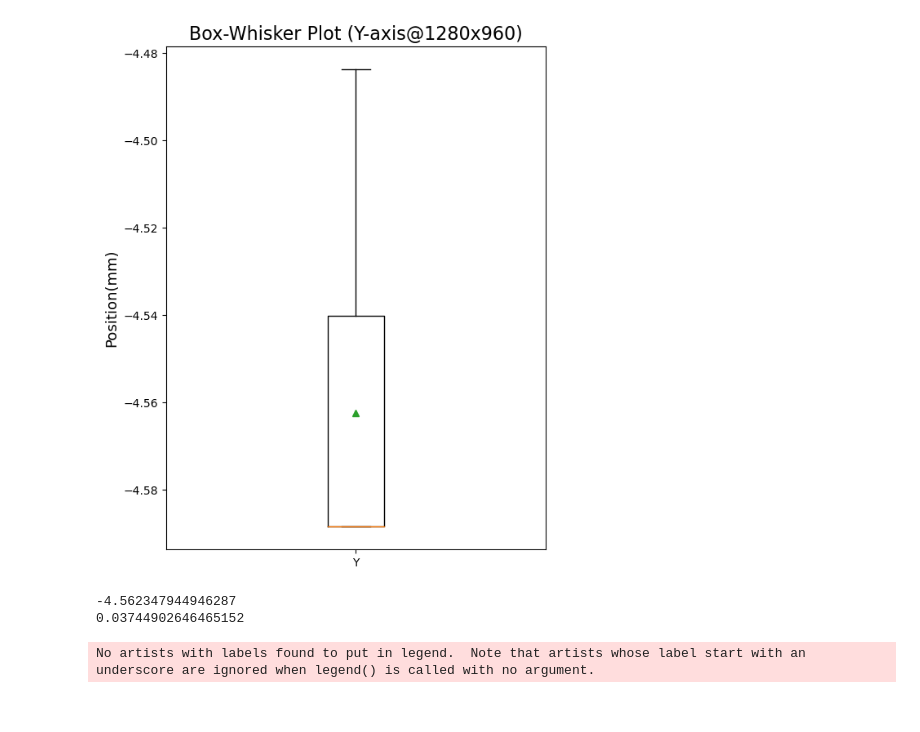
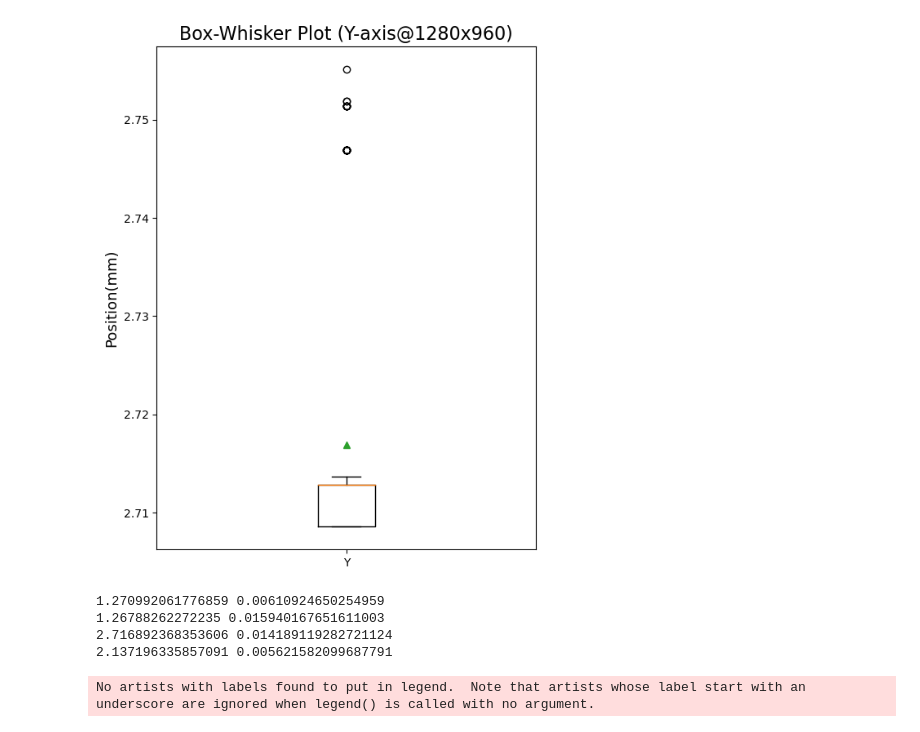
Before and after one commit to elecun/libppe, a Jupyter notebook: pyppe/marker_pose_video.ipynb, the cells around one changed output. Cells and saved outputs as stored; diff of their text form; code cells hidden in the pictures.

```diff
--- a/pyppe/marker_pose_video.ipynb
+++ b/pyppe/marker_pose_video.ipynb
@@ -1,36 +1,40 @@
 # %%
 import pandas as pd
 import numpy as np
 import matplotlib.pyplot as plt
 import openpyxl
 
-m_100_1280_data = pd.read_excel("./result/marker_position_100_1280.xlsx", header=0)
+m_100_1280_data = pd.read_excel("./result/marker_position_100_1280_fix.xlsx", header=0)
 m_100_1600_data = pd.read_excel("./result/marker_position_100_1600.xlsx", header=0)
-m_140_1280_data = pd.read_excel("./result/marker_position_140_1280.xlsx", header=0)
+m_140_1280_data = pd.read_excel("./result/marker_position_140_1280_fix.xlsx", header=0)
 m_140_1600_data = pd.read_excel("./result/marker_position_140_1600.xlsx", header=0)
 
 plt.figure()
 plt.title("Box-Whisker Plot (Y-axis@1280x960)", fontsize=16)
 plt.rcParams["figure.figsize"] = (6,8)
 plt.rcParams["axes.titlesize"] = 25
 plt.rcParams["axes.labelsize"] = 13
 plt.ylabel("Position(mm)")
 #plt.legend()
 #plt.boxplot([m_100_1280_data['x'], m_100_1600_data['x']])
 #plt.xticks([1, 2], ['X_1280', 'X_1600'])
 plt.boxplot([m_140_1280_data['y']], showmeans=True)
 plt.xticks([1], ['Y'])
 plt.show()
 
-print(m_140_1280_data['y'].mean())
-print(m_140_1280_data['y'].std())
+print(m_100_1280_data['x'].mean(), m_100_1280_data['x'].std())
+print(m_100_1600_data['x'].mean(), m_100_1600_data['x'].std())
+print(m_140_1280_data['y'].mean(), m_140_1280_data['y'].std())
+print(m_140_1600_data['x'].mean(), m_140_1600_data['x'].std())
 
 # print("X0 mean : {}".format(x_data['ID30-X0'].mean()))
 # print("X1 mean : {}".format(x_data['ID30-X1'].mean()))
 # %% [output]
-[figure, old version]
+[figure, new version]
--4.562347944946287
-0.03744902646465152
+1.270992061776859 0.00610924650254959
+1.26788262272235 0.015940167651611003
+2.716892368353606 0.014189119282721124
+2.137196335857091 0.005621582099687791
 # %%
 plt.figure()
 plt.title("Box-Whisker Plot")
```
Also changed, not shown: 6 other files.
